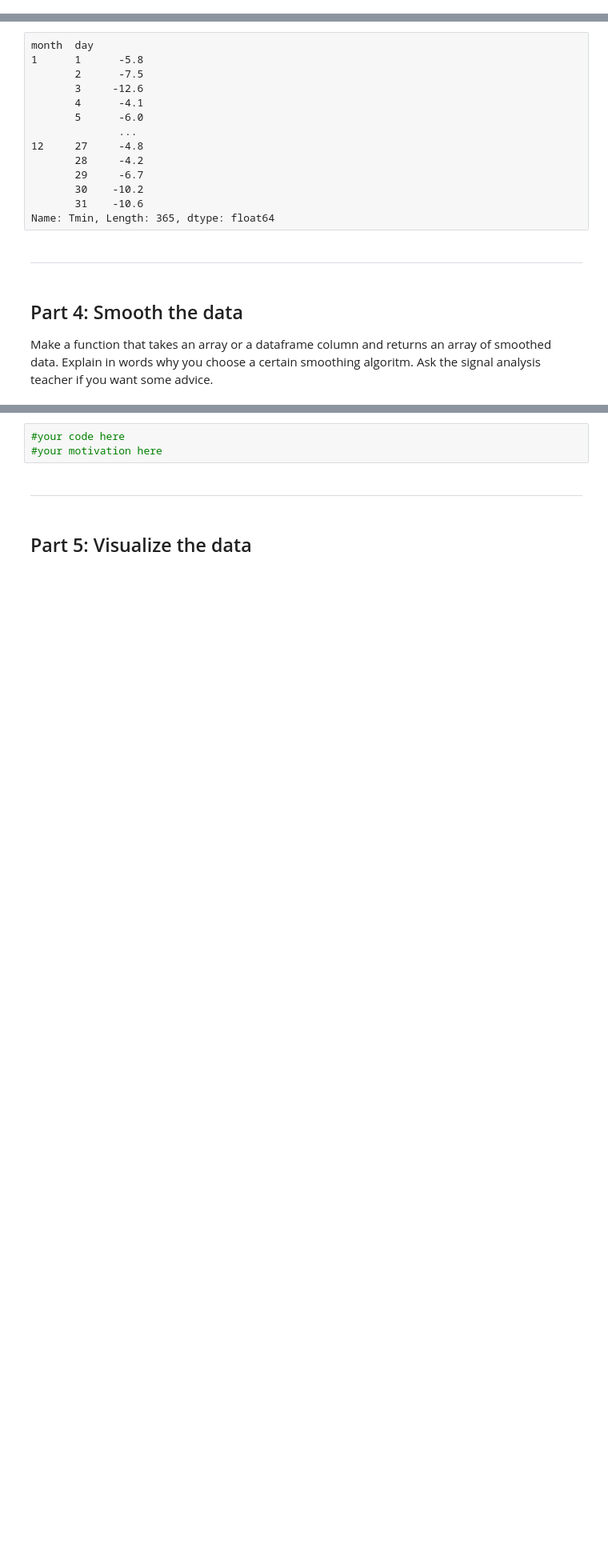
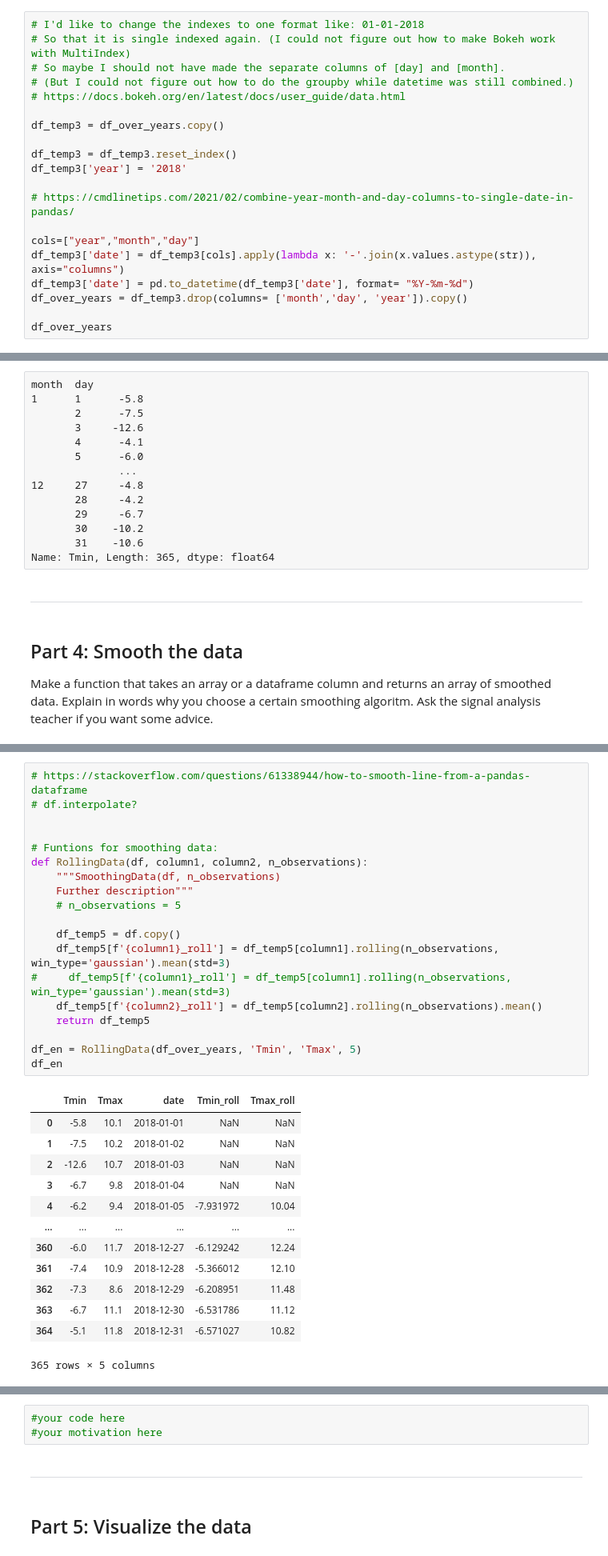
Before and after one commit to CharmingChocobo/PROG1, a Jupyter notebook: assessments/Assignment_week_04a.ipynb, the cells around one changed output, grey strips where cells are left out. Shown: that part at 80% size. Cells and saved outputs as stored; diff of their text form; blank space fills up the shorter version.

Commit message:
Added graph and rolling_means

```diff
--- a/assessments/Assignment_week_04a.ipynb
+++ b/assessments/Assignment_week_04a.ipynb
@@ -438,0 +405,20 @@ df_over_years = pd.merge(left=ser_Tmin, right=ser_Tmax, on= ['month', 'day'])
+# %%
+# I'd like to change the indexes to one format like: 01-01-2018
+# So that it is single indexed again. (I could not figure out how to make Bokeh work with MultiIndex)
+# So maybe I should not have made the separate columns of [day] and [month].
+# (But I could not figure out how to do the groupby while datetime was still combined.)
+# https://docs.bokeh.org/en/latest/docs/user_guide/data.html
+
+df_temp3 = df_over_years.copy()
+
+df_temp3 = df_temp3.reset_index()
+df_temp3['year'] = '2018'
+
+# https://cmdlinetips.com/2021/02/combine-year-month-and-day-columns-to-single-date-in-pandas/
+
+cols=["year","month","day"]
+df_temp3['date'] = df_temp3[cols].apply(lambda x: '-'.join(x.values.astype(str)), axis="columns")
+df_temp3['date'] = pd.to_datetime(df_temp3['date'], format= "%Y-%m-%d")
+df_over_years = df_temp3.drop(columns= ['month','day', 'year']).copy()
+
+df_over_years
@@ -492,0 +531,33 @@ Make a function that takes an array or a dataframe column and returns an array o
+# %%
+# https://stackoverflow.com/questions/61338944/how-to-smooth-line-from-a-pandas-dataframe
+# df.interpolate?
+
+
+# Funtions for smoothing data:
+def RollingData(df, column1, column2, n_observations):
+    """SmoothingData(df, n_observations)
+    Further description"""
+    # n_observations = 5
+
+    df_temp5 = df.copy()
+    df_temp5[f'{column1}_roll'] = df_temp5[column1].rolling(n_observations, win_type='gaussian').mean(std=3)
+#     df_temp5[f'{column1}_roll'] = df_temp5[column1].rolling(n_observations, win_type='gaussian').mean(std=3)
+    df_temp5[f'{column2}_roll'] = df_temp5[column2].rolling(n_observations).mean()
+    return df_temp5
+
+df_en = RollingData(df_over_years, 'Tmin', 'Tmax', 5)
+df_en
+# %% [output]
+|  | Tmin | Tmax | date | Tmin_roll | Tmax_roll |
+| 0 | -5.8 | 10.1 | 2018-01-01 | NaN | NaN |
+| 1 | -7.5 | 10.2 | 2018-01-02 | NaN | NaN |
+| 2 | -12.6 | 10.7 | 2018-01-03 | NaN | NaN |
+| 3 | -6.7 | 9.8 | 2018-01-04 | NaN | NaN |
+| 4 | -6.2 | 9.4 | 2018-01-05 | -7.931972 | 10.04 |
+| ... | ... | ... | ... | ... | ... |
+| 360 | -6.0 | 11.7 | 2018-12-27 | -6.129242 | 12.24 |
+| 361 | -7.4 | 10.9 | 2018-12-28 | -5.366012 | 12.10 |
+| 362 | -7.3 | 8.6 | 2018-12-29 | -6.208951 | 11.48 |
+| 363 | -6.7 | 11.1 | 2018-12-30 | -6.531786 | 11.12 |
+| 364 | -5.1 | 11.8 | 2018-12-31 | -6.571027 | 10.82 |
+365 rows × 5 columns
```
Also changed, not shown: parts of 25 cells of this notebook.
